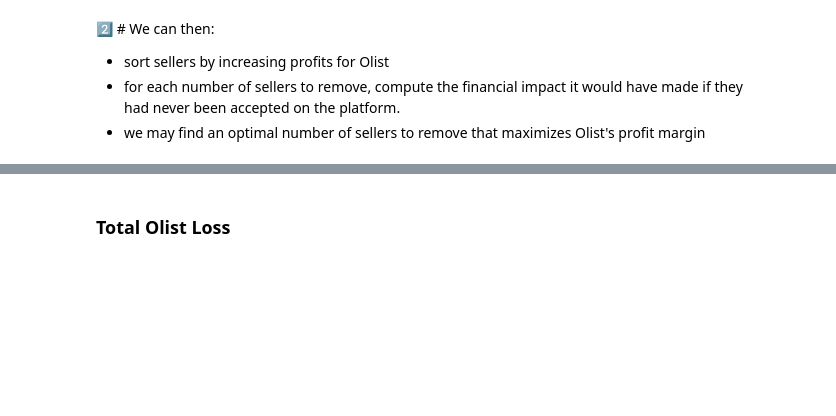
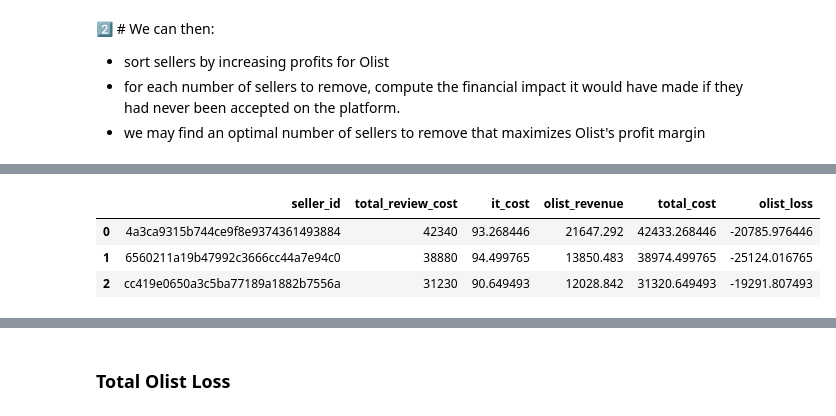
Before and after one commit to moe221/olist_ceo_request, a Jupyter notebook: notebooks/ceo_request.ipynb, the cells around one changed output, grey strips where cells are left out. Cells and saved outputs as stored; diff of their text form; code cells hidden in the pictures; blank space fills up the shorter version.

```diff
--- a/notebooks/ceo_request.ipynb
+++ b/notebooks/ceo_request.ipynb
@@ -192,2 +144,0 @@ tmp
-# %%
-olist_revenue = olist_revenue.merge(tmp_one_month, on="seller_id").drop("price", axis=1)
@@ -315,11 +243,16 @@ total_seller_cost
 - for each number of sellers to remove, compute the financial impact it would have made if they had never been accepted on the platform.
 - we may find an optimal number of sellers to remove that maximizes Olist's profit margin
 # %%
-bad_sellers = total_seller_cost.copy()
+sellers_df = total_seller_cost.copy()
 
 
-bad_sellers["total_cost"] = bad_sellers["total_review_cost"] + bad_sellers["it_cost"]
+sellers_df["total_cost"] = sellers_df["total_review_cost"] + sellers_df["it_cost"]
 
-bad_sellers = bad_sellers[bad_sellers["total_cost"] > bad_sellers["olist_revenue"]]
-bad_sellers["olist_loss"] = bad_sellers["total_cost"] - bad_sellers["olist_revenue"]
+bad_sellers = sellers_df[sellers_df["total_cost"] > sellers_df["olist_revenue"]].copy()
+bad_sellers["olist_loss"] = bad_sellers["olist_revenue"] - bad_sellers["total_cost"]
+
+good_sellers = sellers_df[sellers_df["total_cost"] <= sellers_df["olist_revenue"]].copy()
+good_sellers["olist_winn"] = good_sellers["olist_revenue"] - good_sellers["total_cost"]
+
+
 # talk with sellers, they are shit
@@ -359,5 +303,12 @@ sellers_geo = sellers.merge(geo,
                             how='left',
                             left_on='seller_zip_code_prefix',
                             right_on='geolocation_zip_code_prefix')[sellers_mask_columns]
+# %%
+bad_sellers.head(3)
+# %% [output]
+|  | seller_id | total_review_cost | it_cost | olist_revenue | total_cost | olist_loss |
+| 0 | 4a3ca9315b744ce9f8e9374361493884 | 42340 | 93.268446 | 21647.292 | 42433.268446 | -20785.976446 |
+| 1 | 6560211a19b47992c3666cc44a7e94c0 | 38880 | 94.499765 | 13850.483 | 38974.499765 | -25124.016765 |
+| 2 | cc419e0650a3c5ba77189a1882b7556a | 31230 | 90.649493 | 12028.842 | 31320.649493 | -19291.807493 |
 # %%
 bad_sellers = bad_sellers.merge(sellers_geo, on="seller_id")
```
Also changed, not shown: parts of 22 cells of this notebook.
